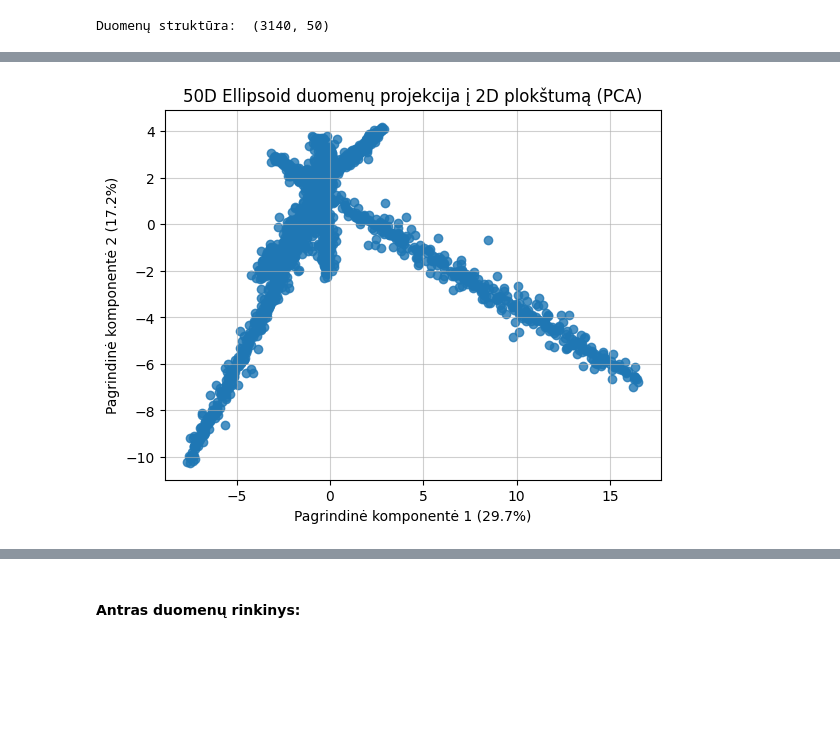
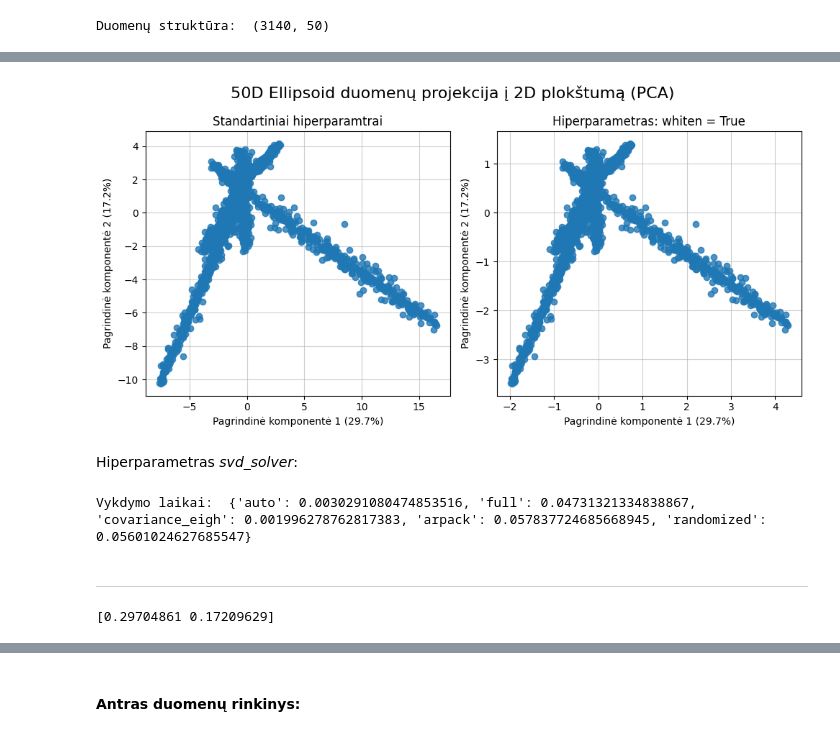
Before and after one commit to EvelinaDu/Papildomi_duomenu_vizualizavimo_skyriai, a Jupyter notebook: Algoritmas/kodas.ipynb, the cells around one changed output, grey strips where cells are left out. Cells and saved outputs as stored; diff of their text form; code cells hidden in the pictures; blank space fills up the shorter version.

```diff
--- a/Algoritmas/kodas.ipynb
+++ b/Algoritmas/kodas.ipynb
@@ -19,3 +23,8 @@ def PCA_Algorithm (data):
+# %%
+def PCA_Algorithm3 (data_scaled):
+    pca = PCA(whiten = True)
+    data_pca = pca.fit_transform(data_scaled)
+    return (data_pca, pca.explained_variance_ratio_)
 # %% [markdown]
 #### Pirmas duomenų rinkinys:
 # %%
@@ -56,9 +65,27 @@ plt.show()
-# %%
-plt.grid(alpha=0.6)
-plt.scatter(transformed_ellipsoid[:, 0], transformed_ellipsoid[:, 1], alpha=0.8)
-plt.title("50D Ellipsoid duomenų projekcija į 2D plokštumą (PCA)")
-plt.xlabel(f"Pagrindinė komponentė 1 ({var_pca[0]}%)")
-plt.ylabel(f"Pagrindinė komponentė 2 ({var_pca[1]}%)")
-plt.show()
-# %% [output]
-[figure, removed]
+# %%
+transformed_ellipsoid3, variance_ellipsoid3 = PCA_Algorithm3(ellipsoid_scaled)
+var_pca_ellipsoid3 = np.round(variance_ellipsoid1 * 100, decimals = 1)
+# %%
+fig, (ax1, ax2) = plt.subplots(1, 2, figsize=(10,5))
+
+ax1.scatter(transformed_ellipsoid1[:, 0], transformed_ellipsoid1[:, 1], alpha=0.8)
+ax1.set_title("Standartiniai hiperparamtrai")
+ax1.set_xlabel(f"Pagrindinė komponentė 1 ({var_pca_ellipsoid1[0]}%)")
+ax1.set_ylabel(f"Pagrindinė komponentė 2 ({var_pca_ellipsoid1[1]}%)")
+ax1.grid(alpha=0.6)
+ax1.set_axisbelow(True)
+
+ax2.scatter(transformed_ellipsoid3[:, 0], transformed_ellipsoid3[:, 1], alpha=0.8)
+ax2.set_title("Hiperparametras: whiten = True")
+ax2.set_xlabel(f"Pagrindinė komponentė 1 ({var_pca_ellipsoid3[0]}%)")
+ax2.set_ylabel(f"Pagrindinė komponentė 2 ({var_pca_ellipsoid3[1]}%)")
+ax2.grid(alpha=0.6)
+ax2.set_axisbelow(True)
+
+plt.suptitle("50D Ellipsoid duomenų projekcija į 2D plokštumą (PCA)", fontsize=16)
+plt.tight_layout()
+plt.show()
+# %% [output]
+[figure, added]
+# %% [markdown]
+Hiperparametras *svd_solver*:
@@ -64,0 +105,11 @@ plt.show()
+# %%
+pca_solvers(ellipsoid_scaled)
+# %% [output]
+Vykdymo laikai:  {'auto': 0.0030291080474853516, 'full': 0.04731321334838867, 'covariance_eigh': 0.001996278762817383, 'arpack': 0.057837724685668945, 'randomized': 0.05601024627685547}
+# %% [markdown]
+-----
+# %%
+sc = StandardScaler()
+df_ellipsoid_scaled = sc.fit_transform(df_ellipsoid)
+# %% [output]
+[0.29704861 0.17209629]
```
Also changed, not shown: parts of 15 cells of this notebook.
